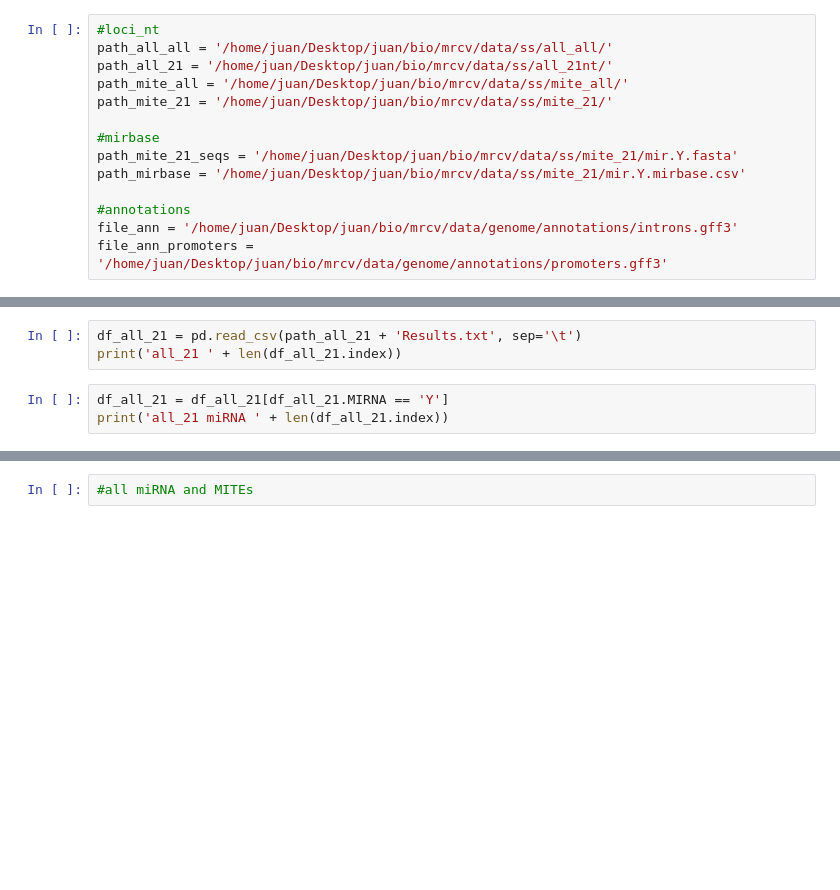
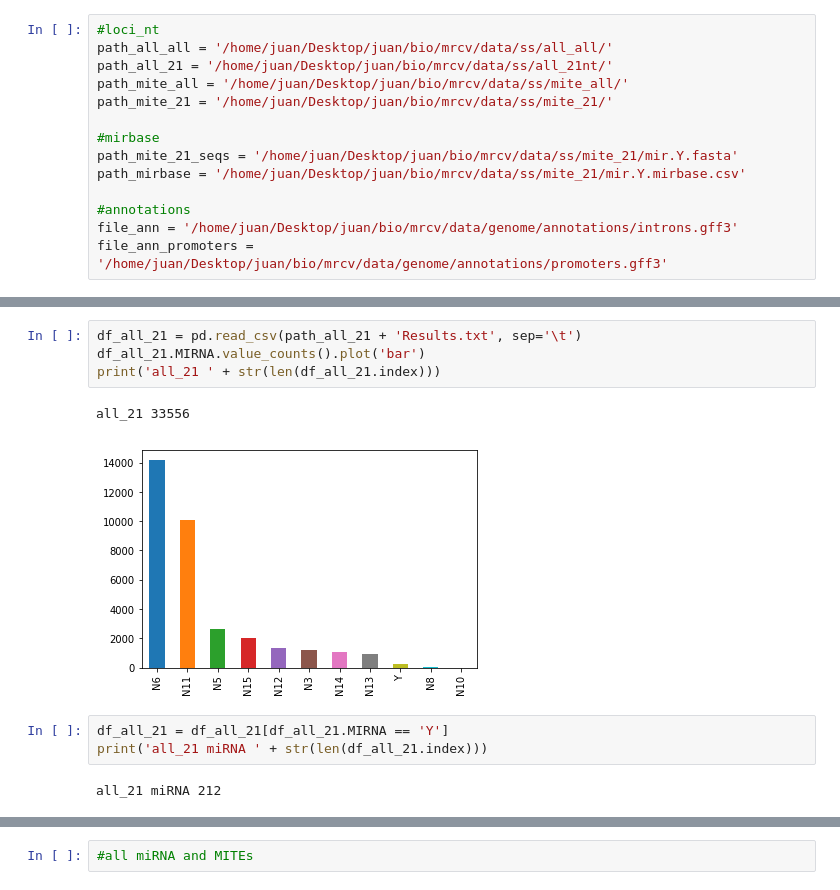
Before and after one commit to juancresc/mrcv, a Jupyter notebook: pipes/3/all.ipynb, the cells around one changed output, grey strips where cells are left out. Saved outputs shown, nothing was run; the diff lists cells and outputs as text; blank space fills up the shorter version.

```diff
--- a/pipes/3/all.ipynb
+++ b/pipes/3/all.ipynb
@@ -30,8 +51,14 @@ print('all_all miRNA' + len(df_all_all.index))
 # %%
 df_all_21 = pd.read_csv(path_all_21 + 'Results.txt', sep='\t')
-print('all_21 ' + len(df_all_21.index))
+df_all_21.MIRNA.value_counts().plot('bar')
+print('all_21 ' + str(len(df_all_21.index)))
+# %% [output]
+all_21 33556
+[figure, added]
 # %%
 df_all_21 = df_all_21[df_all_21.MIRNA == 'Y']
-print('all_21 miRNA ' + len(df_all_21.index))
+print('all_21 miRNA ' + str(len(df_all_21.index)))
+# %% [output]
+all_21 miRNA 212
 # %%
 df_mite_all = pd.read_csv(path_mite_all + 'Results.txt', sep='\t')
```
Also changed, not shown: parts of 34 cells of this notebook.
